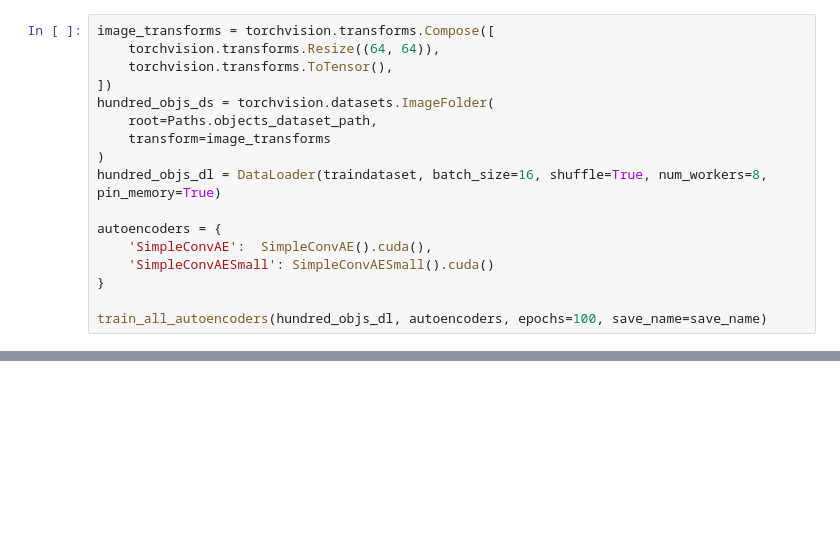
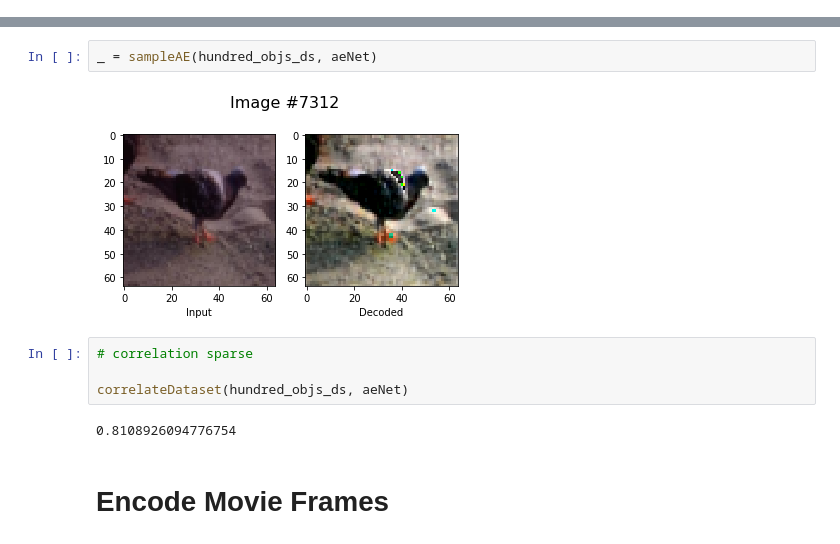
Before and after one commit to rogerwangcs/Predicting-BOLD-Signal, a Jupyter notebook: BrainProjectResearch.ipynb, the cells around one changed output, grey strips where cells are left out. Saved outputs shown, nothing was run; the diff lists cells and outputs as text; blank space fills up the shorter version.

Commit message:
fix feature correlations, finish full pipeline for many subjects, many runs, many autoencoders

```diff
--- a/BrainProjectResearch.ipynb
+++ b/BrainProjectResearch.ipynb
@@ -40,17 +0,0 @@ save_name = 'march10'
-# %%
-image_transforms = torchvision.transforms.Compose([
-    torchvision.transforms.Resize((64, 64)),
-    torchvision.transforms.ToTensor(),
-])
-hundred_objs_ds = torchvision.datasets.ImageFolder(
-    root=Paths.objects_dataset_path,
-    transform=image_transforms
-)
-hundred_objs_dl = DataLoader(traindataset, batch_size=16, shuffle=True, num_workers=8, pin_memory=True)
-
-autoencoders = {
-    'SimpleConvAE':  SimpleConvAE().cuda(),
-    'SimpleConvAESmall': SimpleConvAESmall().cuda()
-}
-
-train_all_autoencoders(hundred_objs_dl, autoencoders, epochs=100, save_name=save_name)
@@ -208,0 +159,12 @@ fitFeatureModel(model, criterion, optimizer, train_loader, epochs=50)
+# %%
+_ = sampleAE(hundred_objs_ds, aeNet)
+# %% [output]
+[figure, added]
+# %%
+# correlation sparse
+
+correlateDataset(hundred_objs_ds, aeNet)
+# %% [output]
+0.8108926094776754
+# %% [markdown]
+# Encode Movie Frames
```
Also changed, not shown: parts of 34 cells of this notebook, 13 other files.
